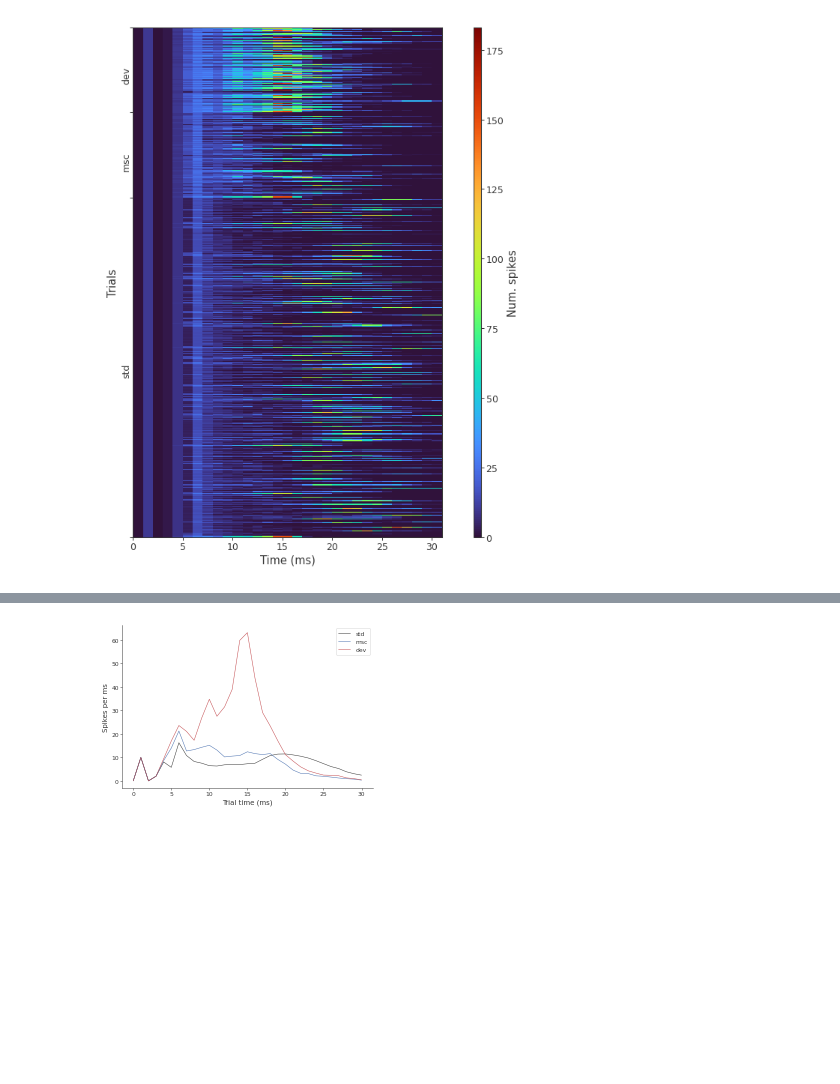
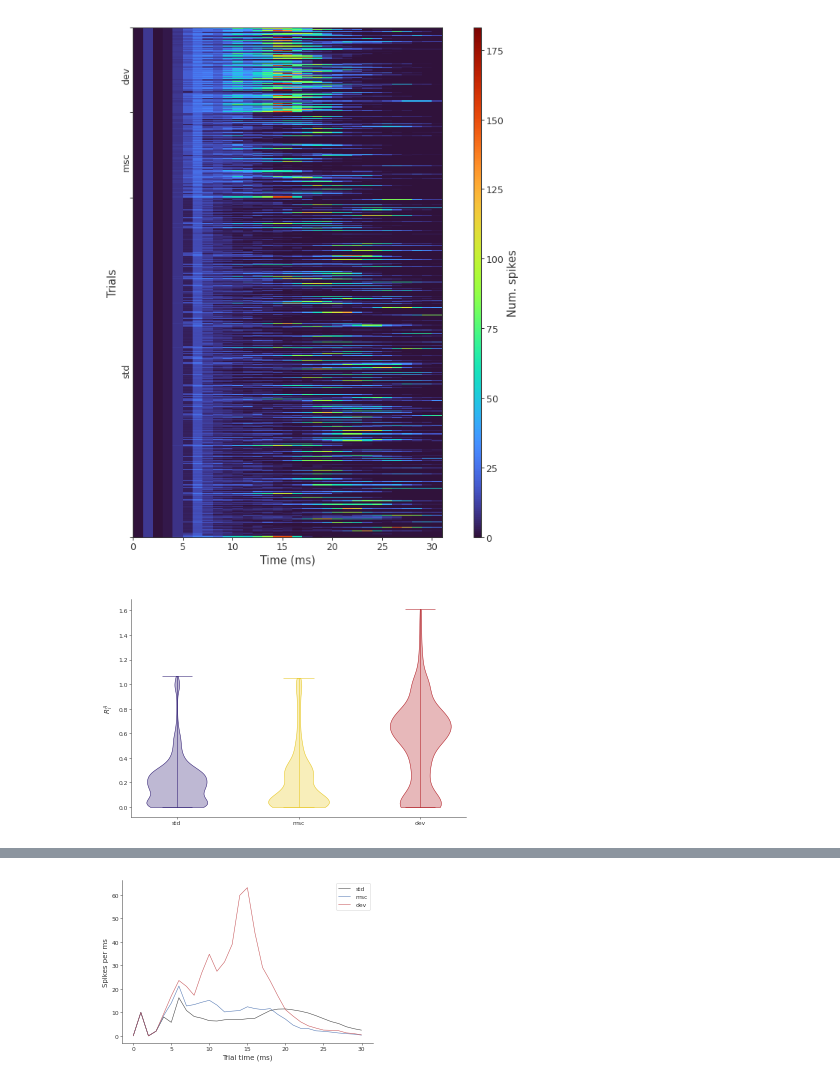
Before and after one commit to kernfel/plasticity-synergy-deviance-detection, a Jupyter notebook: Fig-DD-ablation.ipynb, the cells around one changed output, grey strips where cells are left out. Saved outputs shown, nothing was run; the diff lists cells and outputs as text; code cells hidden in the pictures; blank space fills up the shorter version.

Commit message:
Added single-neuron breakdown to Fig2

```diff
--- a/Fig-DD-ablation.ipynb
+++ b/Fig-DD-ablation.ipynb
@@ -264,0 +267,27 @@ panel_raster(*axs, bspikes[1][1])
+# %%
+res = dd.io.load(cfg.netfile.format(net=demonstrator['net']))
+X, Y, W = res['X']*meter, res['Y']*meter, res['W']
+stimulated_neurons = res['stimulated_neurons']
+W[np.isnan(W)] = 0
+Xstim, Ystim = spatial.create_stimulus_locations(cfg.params)
+dA = spatial.get_distance_to_stim(cfg.stimuli[cfg.pairings[demonstrator['ipair']][demonstrator['istim']]], W, X, Y, cfg.params)
+# %%
+def panel_neuron_responses(ax):
+    neuron_responses = {key: b.sum(2).mean(1)[dA>0] for key, b in bspikes[1][1].items()}
+
+    for i, (cond, r) in enumerate(neuron_responses.items()):
+        parts = ax.violinplot([r], positions=[i])
+        for pc in parts['bodies']:
+            pc.set_facecolor(pu.alpha_to_color(pu.colors[cond], .3))
+            pc.set_edgecolor(pu.colors[cond])
+            pc.set_alpha(1)
+        for key in ('cbars', 'cmaxes', 'cmins'):
+            parts[key].set_edgecolor(pu.colors[cond])
+    ax.set_xticks(range(len(neuron_responses)), neuron_responses.keys())
+    ax.set_ylabel(f'${pu.R(stim="A", index="i")}$')
+    sns.despine(ax=ax)
+
+fig, ax = plt.subplots()
+panel_neuron_responses(ax)
+# %% [output]
+[figure, added]
```
Also changed, not shown: parts of 3 cells of this notebook.
